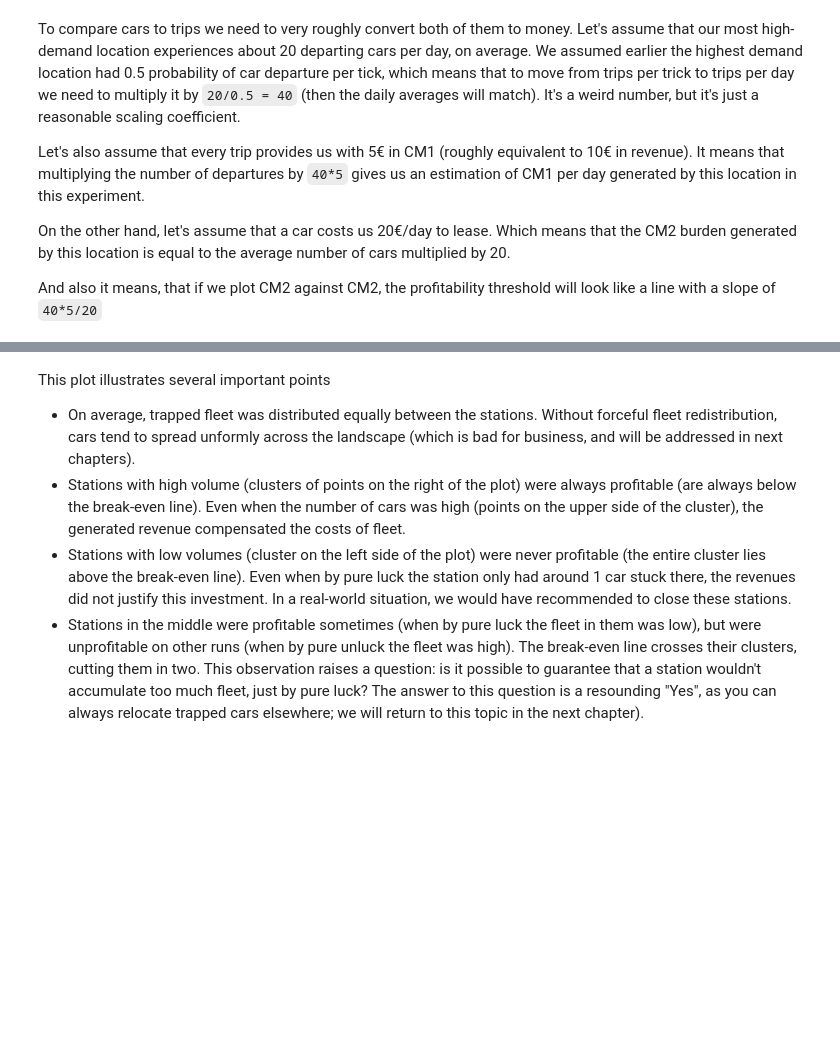
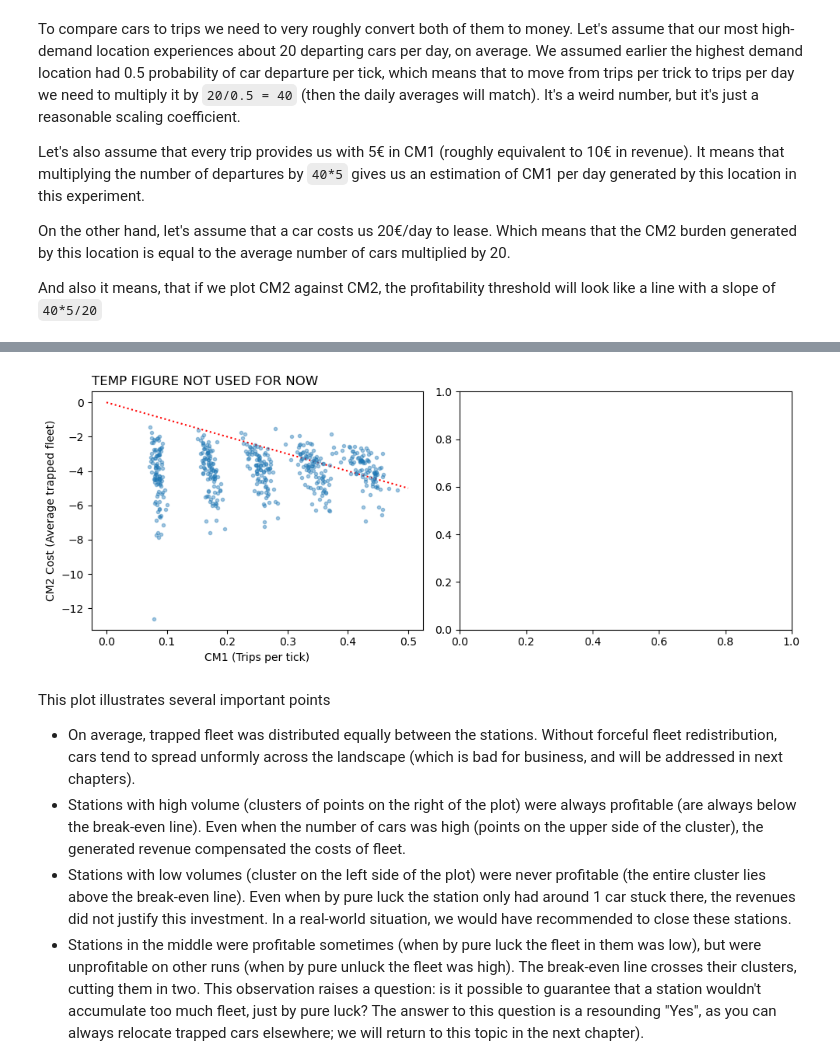
Before and after one commit to khakhalin/carsharing101, a Jupyter notebook: scripts/01natural_02stations.ipynb, the cells around one changed output, grey strips where cells are left out. Saved outputs shown, nothing was run; the diff lists cells and outputs as text; code cells hidden in the pictures; blank space fills up the shorter version.

```diff
--- a/scripts/01natural_02stations.ipynb
+++ b/scripts/01natural_02stations.ipynb
@@ -195,3 +194,20 @@ plt.savefig("../figures/01simple_02stations_04financials.svg", dpi=300)
+# %%
+# Financial measures measures
+slope = (40*5)/20
+
+plt.figure(figsize=(10,4));
+plt.subplot(121)
+plt.title("TEMP FIGURE NOT USED FOR NOW", loc='left')
+plt.plot([0, 0.5], -np.array([0, 0.5])*slope, 'r:')
+plt.plot(cm1.flatten(), -average_cars.flatten(), '.', alpha=0.4);
+plt.xlabel("CM1 (Trips per tick)")
+plt.ylabel("CM2 Cost (Average trapped fleet)");
+
+plt.subplot(122)
+
+plt.tight_layout()
+# %% [output]
+[figure, added]
 # %% [markdown]
 This plot illustrates several important points
 * On average, trapped fleet was distributed equally between the stations. Without forceful fleet redistribution, cars tend to spread unformly across the landscape (which is bad for business, and will be addressed in next chapters).
```
Also changed, not shown: parts of 2 cells of this notebook, 4 other files.
